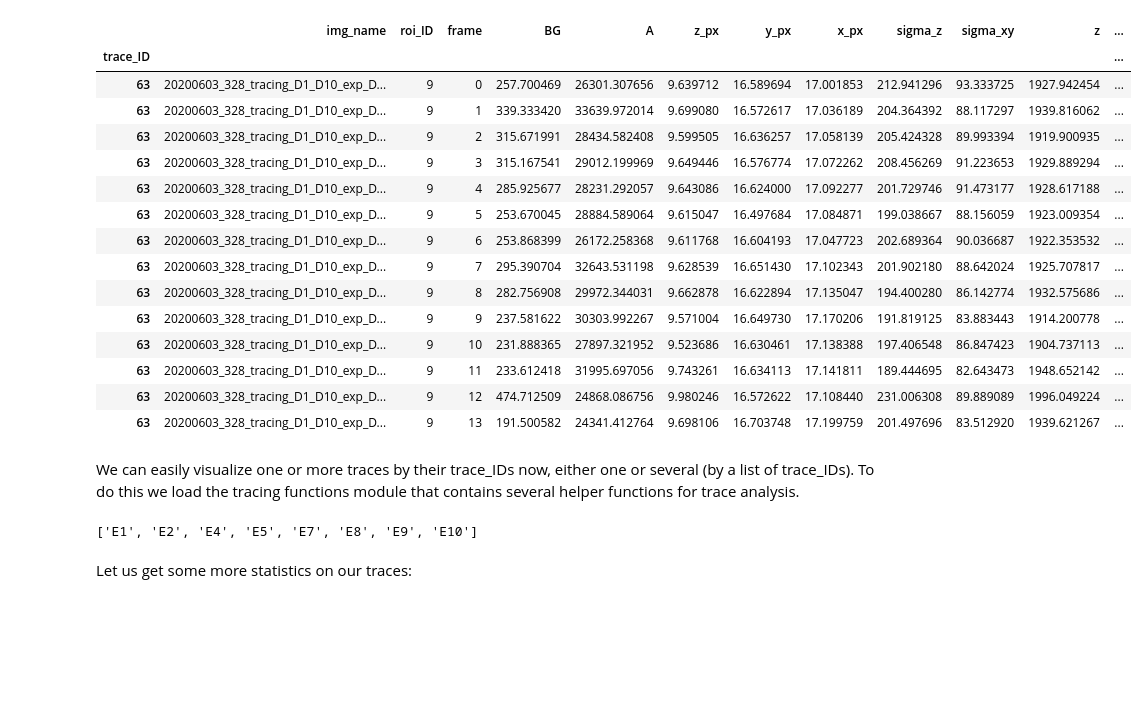
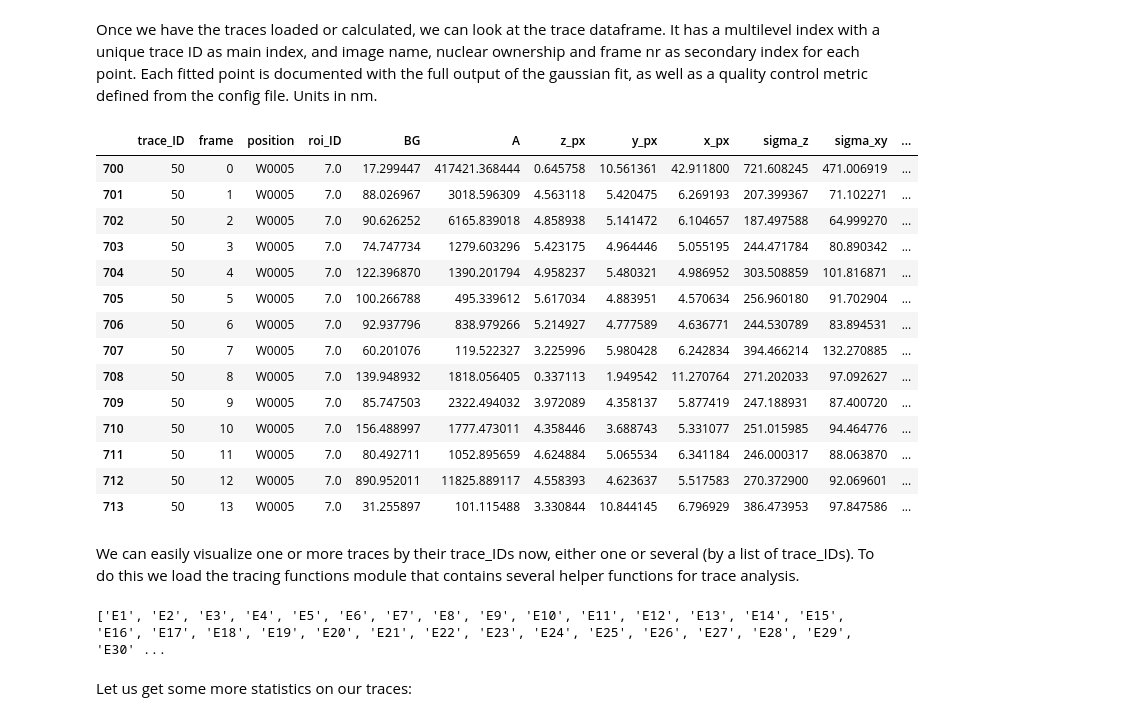
Before and after one commit to gerlichlab/looptrace, a Jupyter notebook: notebooks/Experimental notebooks/2020-06-30_Exp334_tracing.ipynb, the cells around one changed output. Drawn from its saved outputs; the diff is of its cells as text; code cells hidden in the pictures; blank space fills up the shorter version.

Commit message:
Deprecated several scripts, updates to tracing analysis functions.

```diff
--- a/notebooks/Experimental notebooks/2020-06-30_Exp334_tracing.ipynb
+++ b/notebooks/Experimental notebooks/2020-06-30_Exp334_tracing.ipynb
@@ -8,12 +5,10 @@ import pandas as pd
 import numpy as np
 import os
 import chromatin_tracing_python.image_processing_functions as ip
-import chromatin_tracing_python.tracing_functions as tr
-from chromatin_tracing_python.tracer_h5 import Tracer_decon
+import chromatin_tracing_python.trace_analysis_functions as tr
 
-T=Tracer_decon(r"M:\ChromatinTeam\Images_processing\20200603_Exp328_KSB_Elyra_tracing_myc_D1-10\20200604_Exp_328_tracing_config_decon_h5.yaml")
-wdir = r"M:\ChromatinTeam\Images_processing\20200603_Exp328_KSB_Elyra_tracing_myc_D1-10\04_TRACING"+os.sep
-traces = pd.read_hdf(wdir+"20200603_Exp328_KSB_Elyra_tracing_myc_D1-10_v1_decon__traces.h5")
-imgs=np.moveaxis(ip.read_tif_image(wdir+'20200603_Exp328_KSB_Elyra_tracing_myc_D1-10_v1_decon__imgs.tiff'),1,2)
-
-traces=T.reapply_QC(traces)
+wdir = r"M:\ChromatinTeam\Images_processing\20200603_Exp328_KSB_Elyra_tracing_myc_D1-10\04_ANALYSIS"+os.sep
+prefix = '20200603_Exp328_KSB_Elyra_tracing_myc_D1-10_'
+traces = pd.read_csv(wdir+prefix+'traces.csv')
+rois = pd.read_csv(wdir+prefix+'rois.csv')
+imgs=np.moveaxis(ip.read_tif_image(wdir+prefix+'imgs.tif'),1,2)
@@ -31,28 +25,29 @@ SyntaxError: invalid syntax (<ipython-input-2-417987da80ec>, line 1)
+# %% [markdown]
+Once we have the traces loaded or calculated, we can look at the trace dataframe. It has a multilevel index with a unique trace ID as main index, and image name, nuclear ownership and frame nr as secondary index for each point. Each fitted point is documented with the full output of the gaussian fit, as well as a quality control metric defined from the config file. Units in nm.
 # %%
-traces.query('trace_ID == 63')
+traces.query('trace_ID == 50')
 # %% [output]
-|  | img_name | roi_ID | frame | BG | A | z_px | y_px | x_px | sigma_z | sigma_xy | z | ... |
-| trace_ID |  |  |  |  |  |  |  |  |  |  |  | ... |
-| 63 | 20200603_328_tracing_D1_D10_exp_D... | 9 | 0 | 257.700469 | 26301.307656 | 9.639712 | 16.589694 | 17.001853 | 212.941296 | 93.333725 | 1927.942454 | ... |
-| 63 | 20200603_328_tracing_D1_D10_exp_D... | 9 | 1 | 339.333420 | 33639.972014 | 9.699080 | 16.572617 | 17.036189 | 204.364392 | 88.117297 | 1939.816062 | ... |
-| 63 | 20200603_328_tracing_D1_D10_exp_D... | 9 | 2 | 315.671991 | 28434.582408 | 9.599505 | 16.636257 | 17.058139 | 205.424328 | 89.993394 | 1919.900935 | ... |
-| 63 | 20200603_328_tracing_D1_D10_exp_D... | 9 | 3 | 315.167541 | 29012.199969 | 9.649446 | 16.576774 | 17.072262 | 208.456269 | 91.223653 | 1929.889294 | ... |
-| 63 | 20200603_328_tracing_D1_D10_exp_D... | 9 | 4 | 285.925677 | 28231.292057 | 9.643086 | 16.624000 | 17.092277 | 201.729746 | 91.473177 | 1928.617188 | ... |
-| 63 | 20200603_328_tracing_D1_D10_exp_D... | 9 | 5 | 253.670045 | 28884.589064 | 9.615047 | 16.497684 | 17.084871 | 199.038667 | 88.156059 | 1923.009354 | ... |
-| 63 | 20200603_328_tracing_D1_D10_exp_D... | 9 | 6 | 253.868399 | 26172.258368 | 9.611768 | 16.604193 | 17.047723 | 202.689364 | 90.036687 | 1922.353532 | ... |
-| 63 | 20200603_328_tracing_D1_D10_exp_D... | 9 | 7 | 295.390704 | 32643.531198 | 9.628539 | 16.651430 | 17.102343 | 201.902180 | 88.642024 | 1925.707817 | ... |
-| 63 | 20200603_328_tracing_D1_D10_exp_D... | 9 | 8 | 282.756908 | 29972.344031 | 9.662878 | 16.622894 | 17.135047 | 194.400280 | 86.142774 | 1932.575686 | ... |
-| 63 | 20200603_328_tracing_D1_D10_exp_D... | 9 | 9 | 237.581622 | 30303.992267 | 9.571004 | 16.649730 | 17.170206 | 191.819125 | 83.883443 | 1914.200778 | ... |
-| 63 | 20200603_328_tracing_D1_D10_exp_D... | 9 | 10 | 231.888365 | 27897.321952 | 9.523686 | 16.630461 | 17.138388 | 197.406548 | 86.847423 | 1904.737113 | ... |
-| 63 | 20200603_328_tracing_D1_D10_exp_D... | 9 | 11 | 233.612418 | 31995.697056 | 9.743261 | 16.634113 | 17.141811 | 189.444695 | 82.643473 | 1948.652142 | ... |
-| 63 | 20200603_328_tracing_D1_D10_exp_D... | 9 | 12 | 474.712509 | 24868.086756 | 9.980246 | 16.572622 | 17.108440 | 231.006308 | 89.889089 | 1996.049224 | ... |
-| 63 | 20200603_328_tracing_D1_D10_exp_D... | 9 | 13 | 191.500582 | 24341.412764 | 9.698106 | 16.703748 | 17.199759 | 201.497696 | 83.512920 | 1939.621267 | ... |
+|  | trace_ID | frame | position | roi_ID | BG | A | z_px | y_px | x_px | sigma_z | sigma_xy | ... |
+| 700 | 50 | 0 | W0005 | 7.0 | 17.299447 | 417421.368444 | 0.645758 | 10.561361 | 42.911800 | 721.608245 | 471.006919 | ... |
+| 701 | 50 | 1 | W0005 | 7.0 | 88.026967 | 3018.596309 | 4.563118 | 5.420475 | 6.269193 | 207.399367 | 71.102271 | ... |
+| 702 | 50 | 2 | W0005 | 7.0 | 90.626252 | 6165.839018 | 4.858938 | 5.141472 | 6.104657 | 187.497588 | 64.999270 | ... |
+| 703 | 50 | 3 | W0005 | 7.0 | 74.747734 | 1279.603296 | 5.423175 | 4.964446 | 5.055195 | 244.471784 | 80.890342 | ... |
+| 704 | 50 | 4 | W0005 | 7.0 | 122.396870 | 1390.201794 | 4.958237 | 5.480321 | 4.986952 | 303.508859 | 101.816871 | ... |
+| 705 | 50 | 5 | W0005 | 7.0 | 100.266788 | 495.339612 | 5.617034 | 4.883951 | 4.570634 | 256.960180 | 91.702904 | ... |
+| 706 | 50 | 6 | W0005 | 7.0 | 92.937796 | 838.979266 | 5.214927 | 4.777589 | 4.636771 | 244.530789 | 83.894531 | ... |
+| 707 | 50 | 7 | W0005 | 7.0 | 60.201076 | 119.522327 | 3.225996 | 5.980428 | 6.242834 | 394.466214 | 132.270885 | ... |
+| 708 | 50 | 8 | W0005 | 7.0 | 139.948932 | 1818.056405 | 0.337113 | 1.949542 | 11.270764 | 271.202033 | 97.092627 | ... |
+| 709 | 50 | 9 | W0005 | 7.0 | 85.747503 | 2322.494032 | 3.972089 | 4.358137 | 5.877419 | 247.188931 | 87.400720 | ... |
+| 710 | 50 | 10 | W0005 | 7.0 | 156.488997 | 1777.473011 | 4.358446 | 3.688743 | 5.331077 | 251.015985 | 94.464776 | ... |
+| 711 | 50 | 11 | W0005 | 7.0 | 80.492711 | 1052.895659 | 4.624884 | 5.065534 | 6.341184 | 246.000317 | 88.063870 | ... |
+| 712 | 50 | 12 | W0005 | 7.0 | 890.952011 | 11825.889117 | 4.558393 | 4.623637 | 5.517583 | 270.372900 | 92.069601 | ... |
+| 713 | 50 | 13 | W0005 | 7.0 | 31.255897 | 101.115488 | 3.330844 | 10.844145 | 6.796929 | 386.473953 | 97.847586 | ... |
 # %% [markdown]
 We can easily visualize one or more traces by their trace_IDs now, either one or several (by a list of trace_IDs). To do this we load the tracing functions module that contains several helper functions for trace analysis.
 # %%
-tr.plot_traces(traces,[31])
+tr.plot_traces(traces,[11])
 # %% [output]
-['E1', 'E2', 'E4', 'E5', 'E7', 'E8', 'E9', 'E10']
+['E1', 'E2', 'E3', 'E4', 'E5', 'E6', 'E7', 'E8', 'E9', 'E10', 'E11', 'E12', 'E13', 'E14', 'E15', 'E16', 'E17', 'E18', 'E19', 'E20', 'E21', 'E22', 'E23', 'E24', 'E25', 'E26', 'E27', 'E28', 'E29', 'E30' ...
 # %% [markdown]
 Let us get some more statistics on our traces:
 # %%
```
Also changed, not shown: parts of 9 cells of this notebook, 16 other files.
